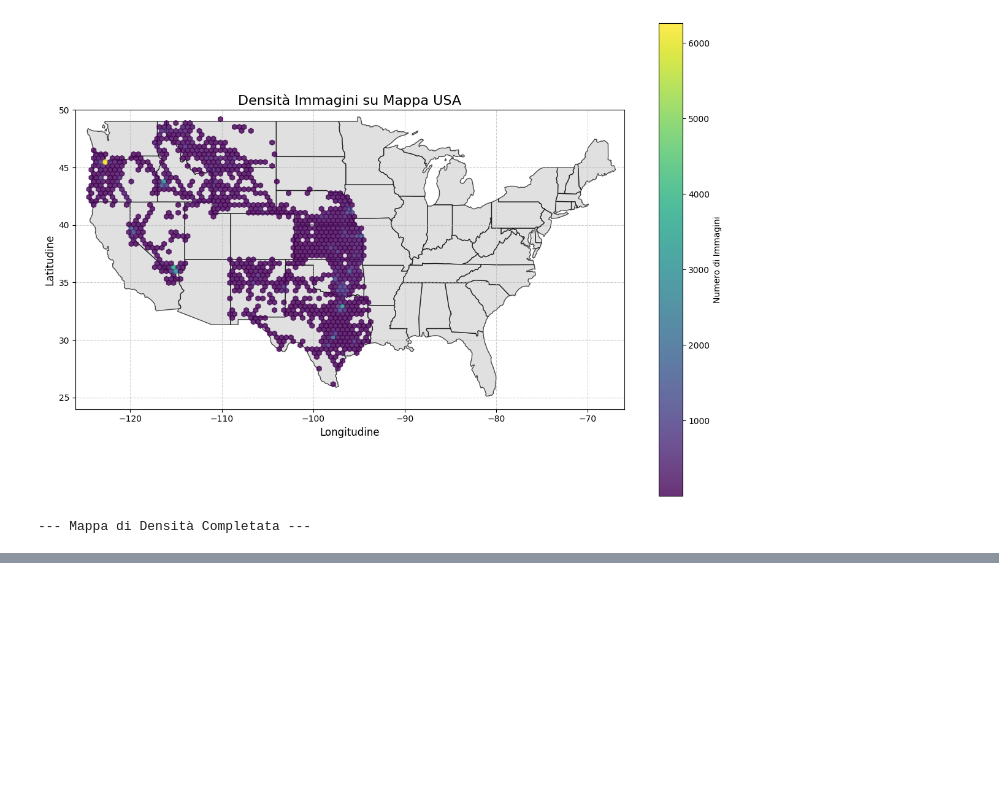
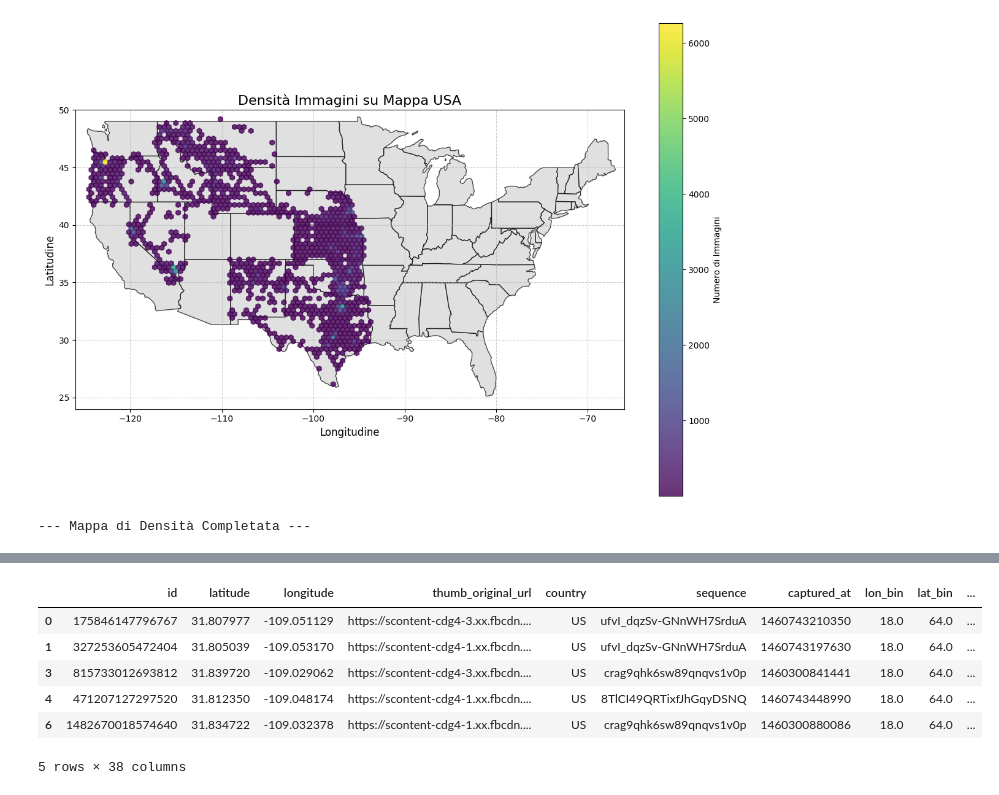
Before and after one commit to MatteoCamillo-code/GeoLoc-CVCS, a Jupyter notebook: src/notebooks/s2_configuration.ipynb, the cells around one changed output, grey strips where cells are left out. Cells and saved outputs as stored; diff of their text form; code cells hidden in the pictures; blank space fills up the shorter version.

```diff
--- a/src/notebooks/s2_configuration.ipynb
+++ b/src/notebooks/s2_configuration.ipynb
@@ -96,3 +55,9 @@ Caricamento mappa USA...
+# %%
+# --- CONFIGURAZIONE PERCORSI ---
+INPUT_TRAIN = "/content/drive/MyDrive/osv5m/datasets/train_with_predictions.csv"
+INPUT_TEST = "/content/drive/MyDrive/osv5m/datasets/test_with_predictions.csv"
+OUTPUT_TRAIN = "/content/drive/MyDrive/osv5m/datasets/train_with_geocells_labels.csv"
+OUTPUT_TEST = "/content/drive/MyDrive/osv5m/datasets/test_with_geocells_labels.csv"
 # %%
 def get_s2_cell_id(lat, lng):
     return s2sphere.CellId.from_lat_lng(s2sphere.LatLng.from_degrees(lat, lng))
@@ -209,0 +199,10 @@ plt.show()
+# %%
+df_train.head()
+# %% [output]
+|  | id | latitude | longitude | thumb_original_url | country | sequence | captured_at | lon_bin | lat_bin | ... |
+| 0 | 175846147796767 | 31.807977 | -109.051129 | https://scontent-cdg4-3.xx.fbcdn.... | US | ufvI_dqzSv-GNnWH7SrduA | 1460743210350 | 18.0 | 64.0 | ... |
+| 1 | 327253605472404 | 31.805039 | -109.053170 | https://scontent-cdg4-1.xx.fbcdn.... | US | ufvI_dqzSv-GNnWH7SrduA | 1460743197630 | 18.0 | 64.0 | ... |
+| 3 | 815733012693812 | 31.839720 | -109.029062 | https://scontent-cdg4-3.xx.fbcdn.... | US | crag9qhk6sw89qnqvs1v0p | 1460300841441 | 18.0 | 64.0 | ... |
+| 4 | 471207127297520 | 31.812350 | -109.048174 | https://scontent-cdg4-1.xx.fbcdn.... | US | 8TlCI49QRTixfJhGqyDSNQ | 1460743448990 | 18.0 | 64.0 | ... |
+| 6 | 1482670018574640 | 31.834722 | -109.032378 | https://scontent-cdg4-1.xx.fbcdn.... | US | crag9qhk6sw89qnqvs1v0p | 1460300880086 | 18.0 | 64.0 | ... |
+5 rows × 38 columns
```
Also changed, not shown: parts of 23 cells of this notebook, 10 other files.
